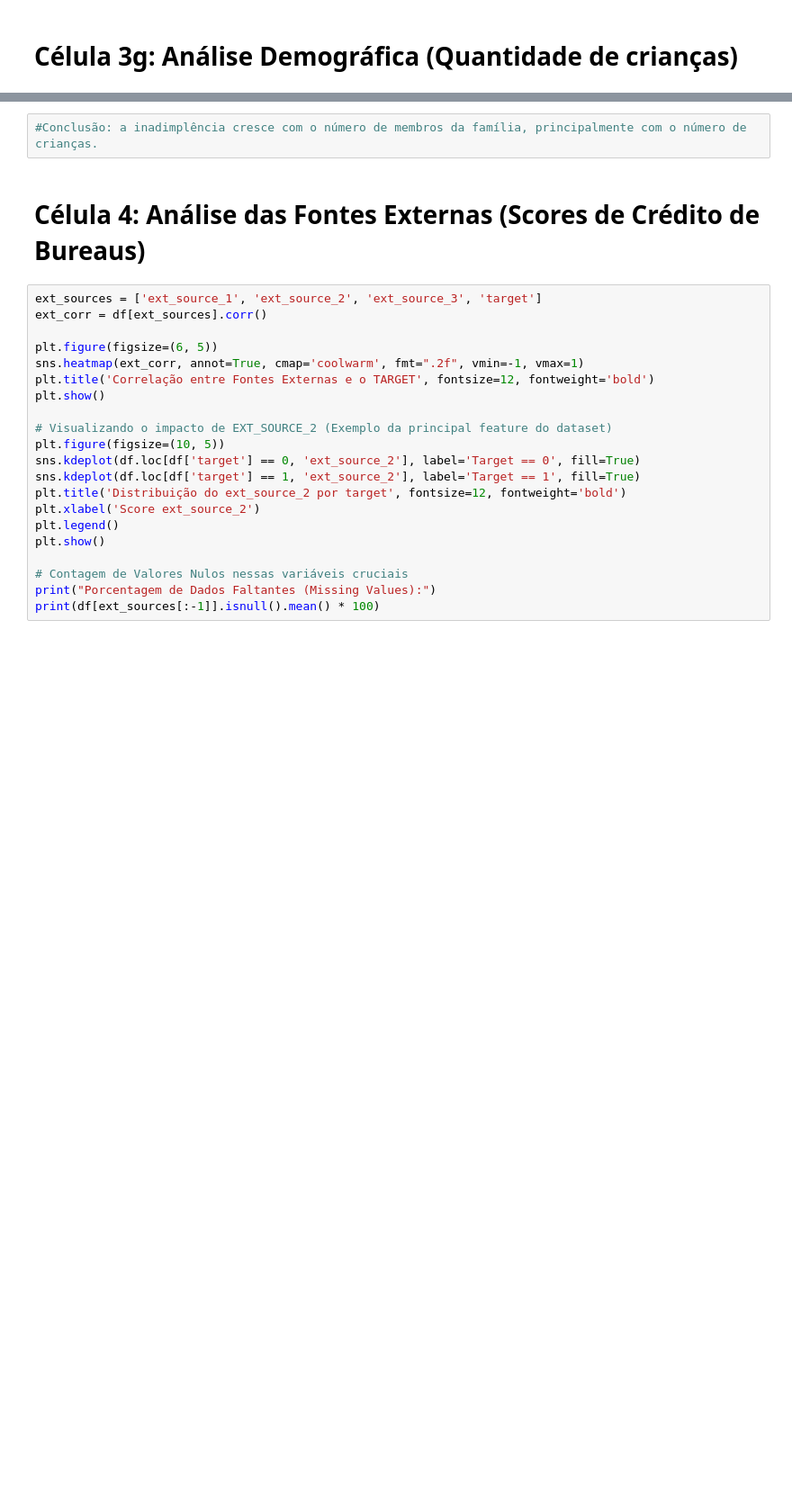
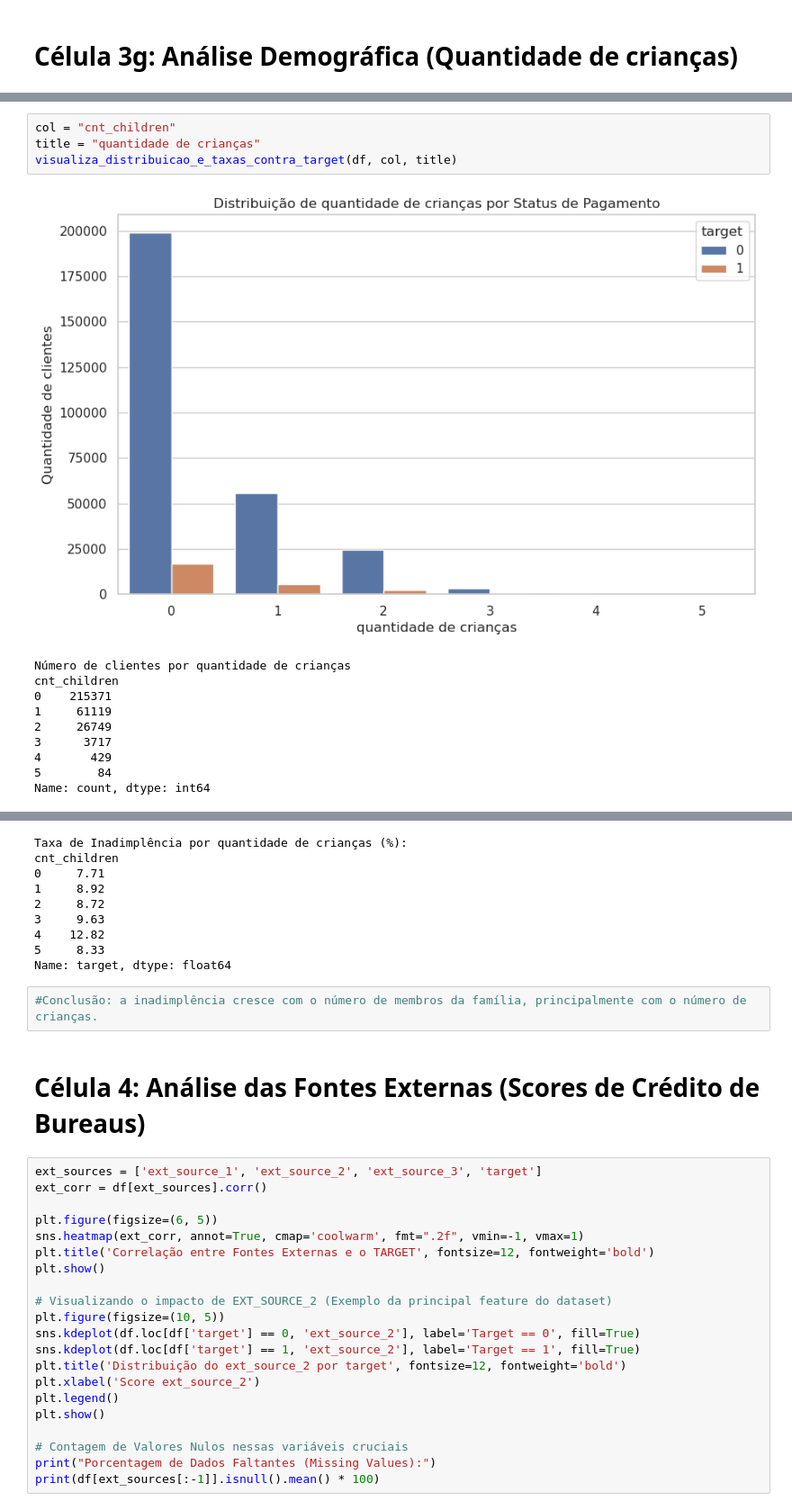
Before and after one commit to YuriKnebel/ProjetoFinalPosFIA-Individual, a Jupyter notebook: data-platform/DataPipeline/exp_analysis.ipynb, the cells around one changed output, grey strips where cells are left out. Shown at 90% size. Saved outputs shown, nothing was run; the diff lists cells and outputs as text; blank space fills up the shorter version.

```diff
--- a/data-platform/DataPipeline/exp_analysis.ipynb
+++ b/data-platform/DataPipeline/exp_analysis.ipynb
@@ -381,0 +351,15 @@ See the caveats in the documentation: https://pandas.pydata.org/pandas-docs/stab
+# %%
+col = "cnt_children"
+title = "quantidade de crianças"
+visualiza_distribuicao_e_taxas_contra_target(df, col, title)
+# %% [output]
+[figure, added]
+Número de clientes por quantidade de crianças
+cnt_children
+0    215371
+1     61119
+2     26749
+3      3717
+4       429
+5        84
+Name: count, dtype: int64
@@ -382,3 +367,12 @@ See the caveats in the documentation: https://pandas.pydata.org/pandas-docs/stab
+Taxa de Inadimplência por quantidade de crianças (%):
+cnt_children
+0     7.71
+1     8.92
+2     8.72
+3     9.63
+4    12.82
+5     8.33
+Name: target, dtype: float64
 # %%
 #Conclusão: a inadimplência cresce com o número de membros da família, principalmente com o número de crianças.
 # %% [markdown]
```
Also changed, not shown: parts of 5 cells of this notebook.
